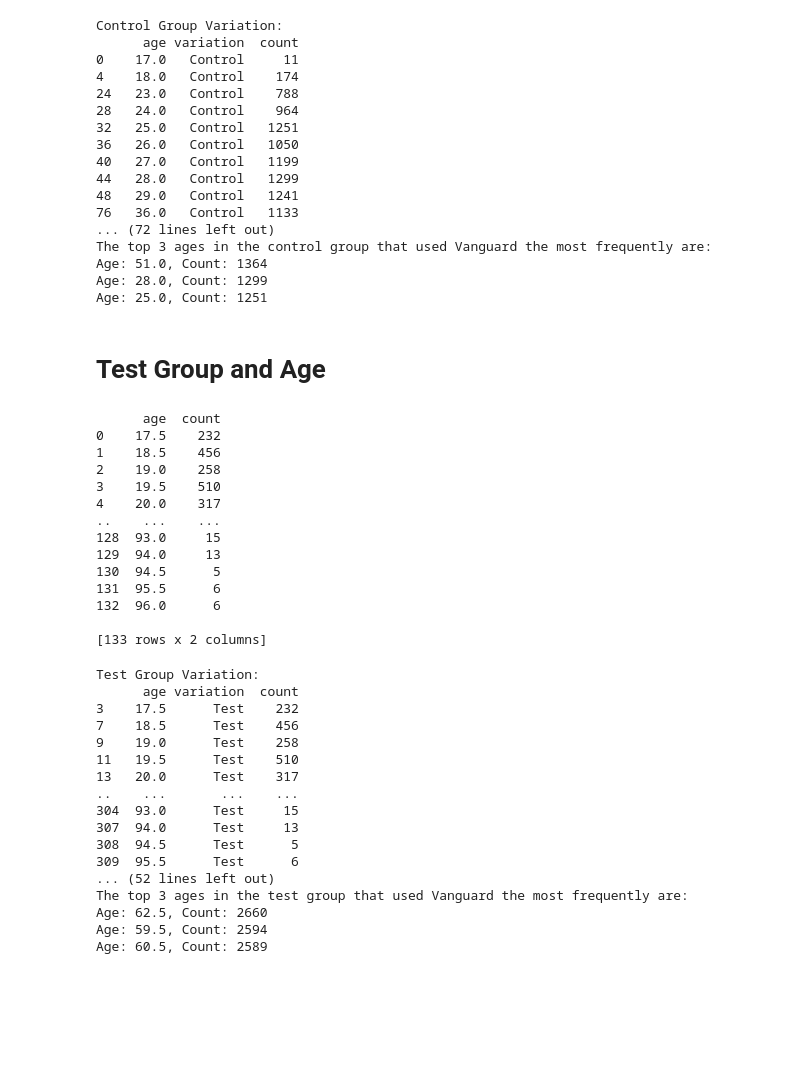
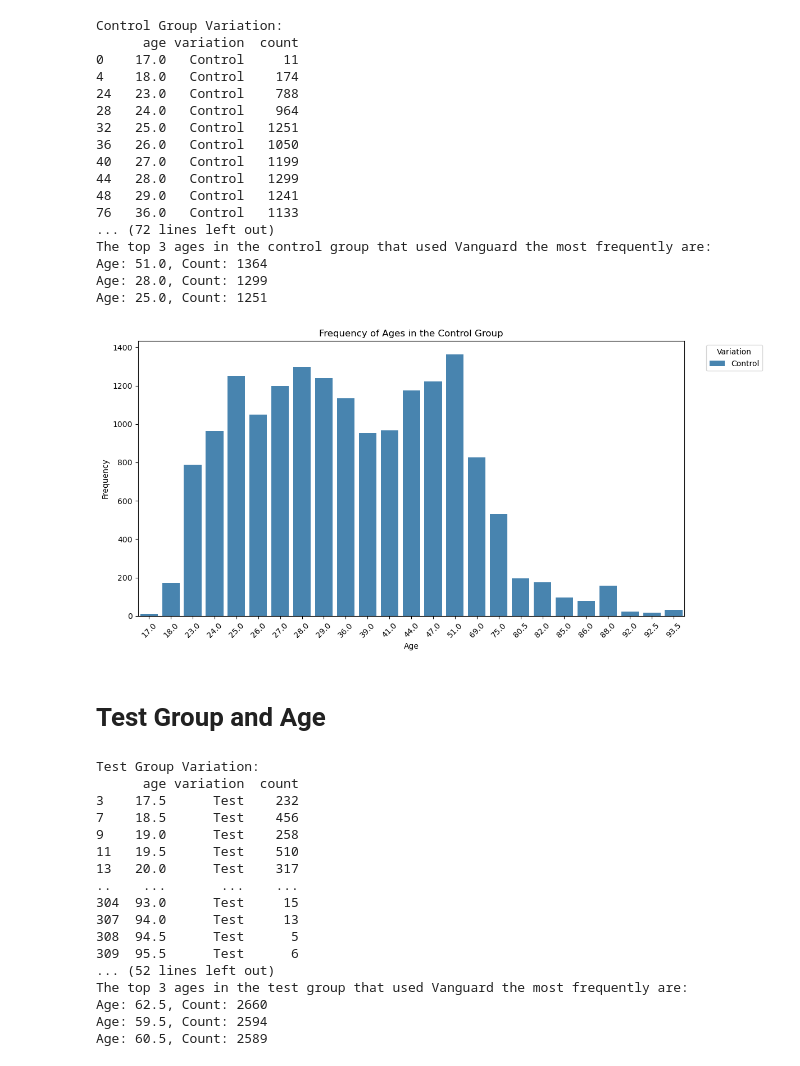
Before and after one commit to KmkGska/vanguard-ab-test, a Jupyter notebook: notebooks/ageVSvariation.ipynb, the cells around one changed output. Drawn from its saved outputs; the diff is of its cells as text; code cells hidden in the pictures; blank space fills up the shorter version.

```diff
--- a/notebooks/ageVSvariation.ipynb
+++ b/notebooks/ageVSvariation.ipynb
@@ -173,34 +200,7 @@ print(control_age_frequency)
 23  92.5     18
 24  93.5     32
 # %%
-# Filter for only the Control group
-control_group_variation = most_frequent_variation[most_frequent_variation['variation'] == 'Control']
-
-# Print the result
-print("Control Group Variation:")
-print(control_group_variation)
-
-# Count occurrences of 'clnt_age' for the Control group
-control_age_frequency = control_group_variation.groupby('age')['count'].sum().reset_index()
-
-# Print the age frequency
-print("\nControl Age Frequency:")
-print(control_age_frequency)
-
-# Sort the control group DataFrame by 'count' in descending order
-sorted_control_group = control_group_variation.sort_values(by='count', ascending=False)
-
-# Print the sorted control group DataFrame
-print("\nSorted Control Group by Count:")
-print(sorted_control_group)
-
-# Get the top 3 ages in the control group
-top_3_ages = sorted_control_group.head(3)
-
-# Print the result
-print("\nThe top 3 ages in the control group that used Vanguard the most frequently are:")
-for index, row in top_3_ages.iterrows():
-    print(f"Age: {row['age']}, Count: {row['count']}")
+-
 # %% [output]
 Control Group Variation:
       age variation  count
@@ -219,32 +219,26 @@ The top 3 ages in the control group that used Vanguard the most frequently are:
 Age: 51.0, Count: 1364
 Age: 28.0, Count: 1299
 Age: 25.0, Count: 1251
+# %%
+
+# Adding a dummy variable for hue
+control_age_frequency['variation'] = 'Control'  # Adding a column for hue
+
+# Create the bar plot with hue
+plt.figure(figsize=(12, 6))
+sns.barplot(x='age', y='count', hue='variation', data=control_age_frequency, palette='Blues_d', dodge=False)
+
+plt.title('Frequency of Ages in the Control Group')
+plt.xlabel('Age')
+plt.ylabel('Frequency')
+plt.xticks(rotation=45)
+plt.legend(title='Variation', loc='upper right', bbox_to_anchor=(1.15, 1))
+plt.tight_layout()  # Adjust layout to prevent clipping of tick-labels
+plt.show()
+# %% [output]
+[figure, added]
 # %% [markdown]
 # Test Group and Age
-# %%
-# Filter for only the Test group
-test_group_variation = most_frequent_variation[most_frequent_variation['variation'] == 'Test']
-
-# Count occurrences of 'clnt_age' for the Test group
-test_age_frequency = test_group_variation.groupby('age')['count'].sum().reset_index()
-
-# Print the age frequency
-print(test_age_frequency)
-# %% [output]
-      age  count
-0    17.5    232
-1    18.5    456
-2    19.0    258
-3    19.5    510
-4    20.0    317
-..    ...    ...
-128  93.0     15
-129  94.0     13
-130  94.5      5
-131  95.5      6
-132  96.0      6
-
-[133 rows x 2 columns]
 # %%
 # Filter for only the Test group
 test_group_variation = most_frequent_variation[most_frequent_variation['variation'] == 'Test']
```
Also changed, not shown: parts of 10 cells of this notebook.
